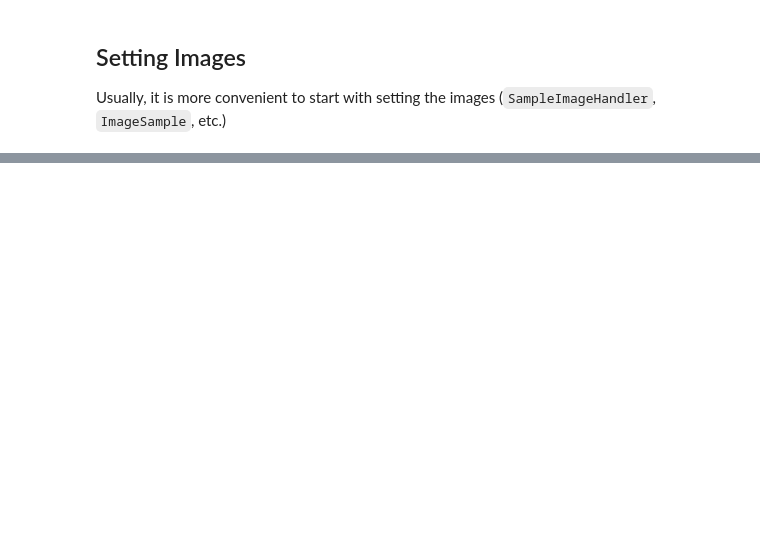
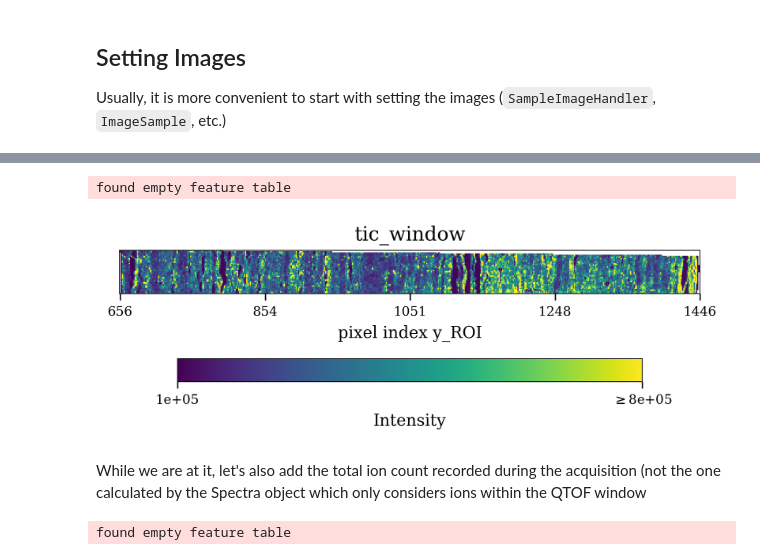
Before and after one commit to yaza11/maspim, a Jupyter notebook: Notebooks/10_Complementing_Measurements.ipynb, the cells around one changed output, grey strips where cells are left out. Cells and saved outputs as stored; diff of their text form; code cells hidden in the pictures; blank space fills up the shorter version.

```diff
--- a/Notebooks/10_Complementing_Measurements.ipynb
+++ b/Notebooks/10_Complementing_Measurements.ipynb
@@ -39,0 +154,16 @@ TypeError: ProjectMSI.require_image_handler() got an unexpected keyword argument
+# %%
+project.add_pixels_ROI()
+project.add_photo()
+project.add_holes()
+project.add_light_dark_classification()
+# %%
+project.plot_comp('tic_window', 'data_object')
+# %% [output]
+found empty feature table
+[figure, added]
+# %% [markdown]
+While we are at it, let's also add the total ion count recorded during the acquisition (not the one calculated by the Spectra object which only considers ions within the QTOF window
+# %%
+project.add_tic()
+# %% [output]
+found empty feature table
```
Also changed, not shown: parts of 16 cells of this notebook, 7 other files.
